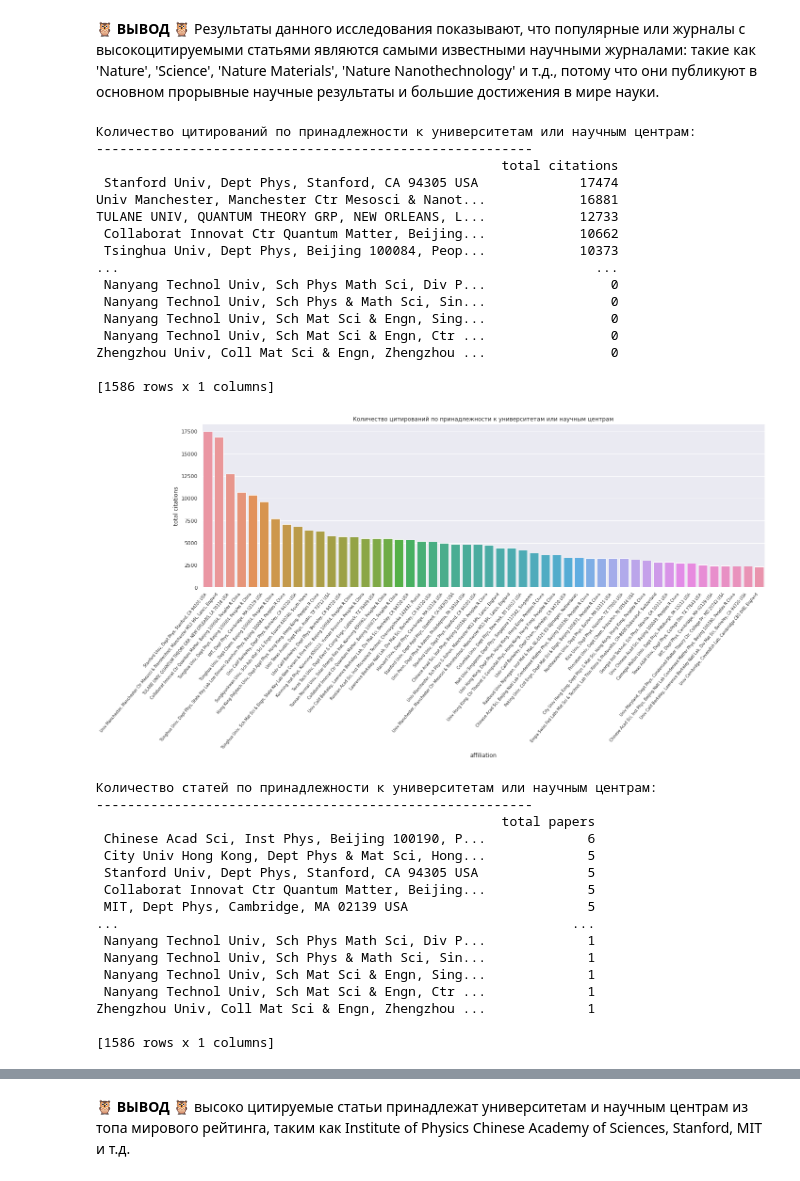
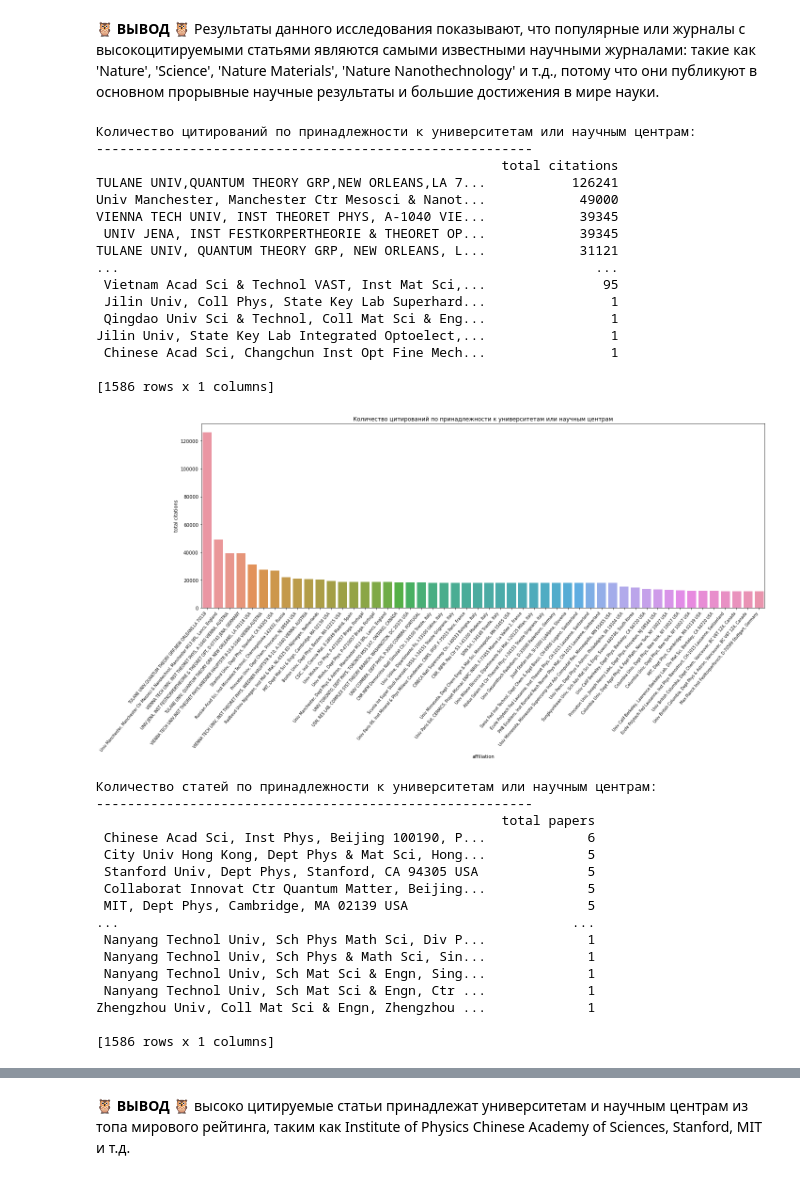
Before and after one commit to zhus-dika/scraping_papers_from_webofscience, a Jupyter notebook: HW3_parsing_selenium.ipynb, the cells around one changed output, grey strips where cells are left out. Saved outputs shown, nothing was run; the diff lists cells and outputs as text; code cells hidden in the pictures.

```diff
--- a/HW3_parsing_selenium.ipynb
+++ b/HW3_parsing_selenium.ipynb
@@ -279,7 +279,7 @@ for el in affiliation_full:
             dic_citations[i] += df['citations'][k]
             dic_counter[i] += 1
         except:
-            dic_citations[i] = 0
+            dic_citations[i] = df['citations'][k]
             dic_counter[i] = 1
     k += 1
 ################################################################
@@ -297,44 +297,44 @@ ax.set_xticklabels(ax.get_xticklabels(), rotation=50, ha="right", fontsize=8)
 plt.tight_layout()
 ax.set(xlabel='affiliation', ylabel='total citations',title="Количество цитирований по принадлежности к университетам или научным центрам")
 plt.show()
 ################################################################
 # most frequent papers via affiliation
 print('Количество статей по принадлежности к университетам или научным центрам:')
 print('--------------------------------------------------------')
 affiliation = []
 for el in df['affiliation']:
     affiliation.extend(el.split(';'))
 w = collections.Counter(affiliation)
 df_counter = pd.DataFrame({"total papers": w}).sort_values(by='total papers', ascending=False)
 print(df_counter)
 dic_counter = dict(sorted(dic_counter.items(), key=lambda item: item[1], reverse=True))
 keys = list(dic_counter.keys())
 # get values in the same order as keys, and parse percentage values
 vals = [dic_counter[k] for k in keys]
 plt.figure(figsize=(20,10))
 ax = sns.barplot(x=keys[:50], y=vals[:50])
 ax.set_xticklabels(ax.get_xticklabels(), rotation=50, ha="right", fontsize=8)
 plt.tight_layout()
 ax.set(xlabel='affiliation', ylabel='total papers', title="Количество статей по принадлежности к университетам или научным центрам")
 plt.show()
 # %% [output]
 Количество цитирований по принадлежности к университетам или научным центрам:
 --------------------------------------------------------
                                                     total citations
- Stanford Univ, Dept Phys, Stanford, CA 94305 USA             17474
-Univ Manchester, Manchester Ctr Mesosci & Nanot...            16881
-TULANE UNIV, QUANTUM THEORY GRP, NEW ORLEANS, L...            12733
- Collaborat Innovat Ctr Quantum Matter, Beijing...            10662
- Tsinghua Univ, Dept Phys, Beijing 100084, Peop...            10373
+TULANE UNIV,QUANTUM THEORY GRP,NEW ORLEANS,LA 7...           126241
+Univ Manchester, Manchester Ctr Mesosci & Nanot...            49000
+VIENNA TECH UNIV, INST THEORET PHYS, A-1040 VIE...            39345
+ UNIV JENA, INST FESTKORPERTHEORIE & THEORET OP...            39345
+TULANE UNIV, QUANTUM THEORY GRP, NEW ORLEANS, L...            31121
 ...                                                             ...
- Nanyang Technol Univ, Sch Phys Math Sci, Div P...                0
- Nanyang Technol Univ, Sch Phys & Math Sci, Sin...                0
- Nanyang Technol Univ, Sch Mat Sci & Engn, Sing...                0
- Nanyang Technol Univ, Sch Mat Sci & Engn, Ctr ...                0
-Zhengzhou Univ, Coll Mat Sci & Engn, Zhengzhou ...                0
+ Vietnam Acad Sci & Technol VAST, Inst Mat Sci,...               95
+ Jilin Univ, Coll Phys, State Key Lab Superhard...                1
+ Qingdao Univ Sci & Technol, Coll Mat Sci & Eng...                1
+Jilin Univ, State Key Lab Integrated Optoelect,...                1
+ Chinese Acad Sci, Changchun Inst Opt Fine Mech...                1
 
 [1586 rows x 1 columns]
-[figure, old version]
+[figure, new version]
 Количество статей по принадлежности к университетам или научным центрам:
 --------------------------------------------------------
                                                     total papers
```
Also changed, not shown: parts of 1 cell of this notebook.
